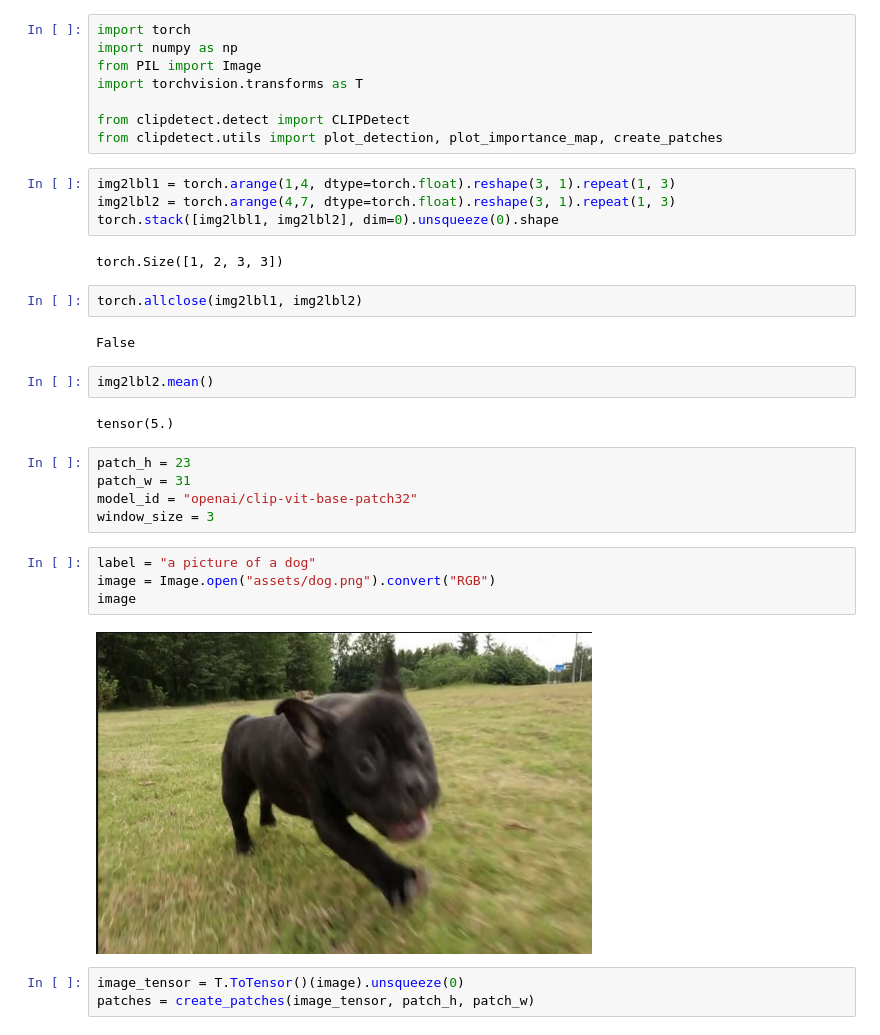
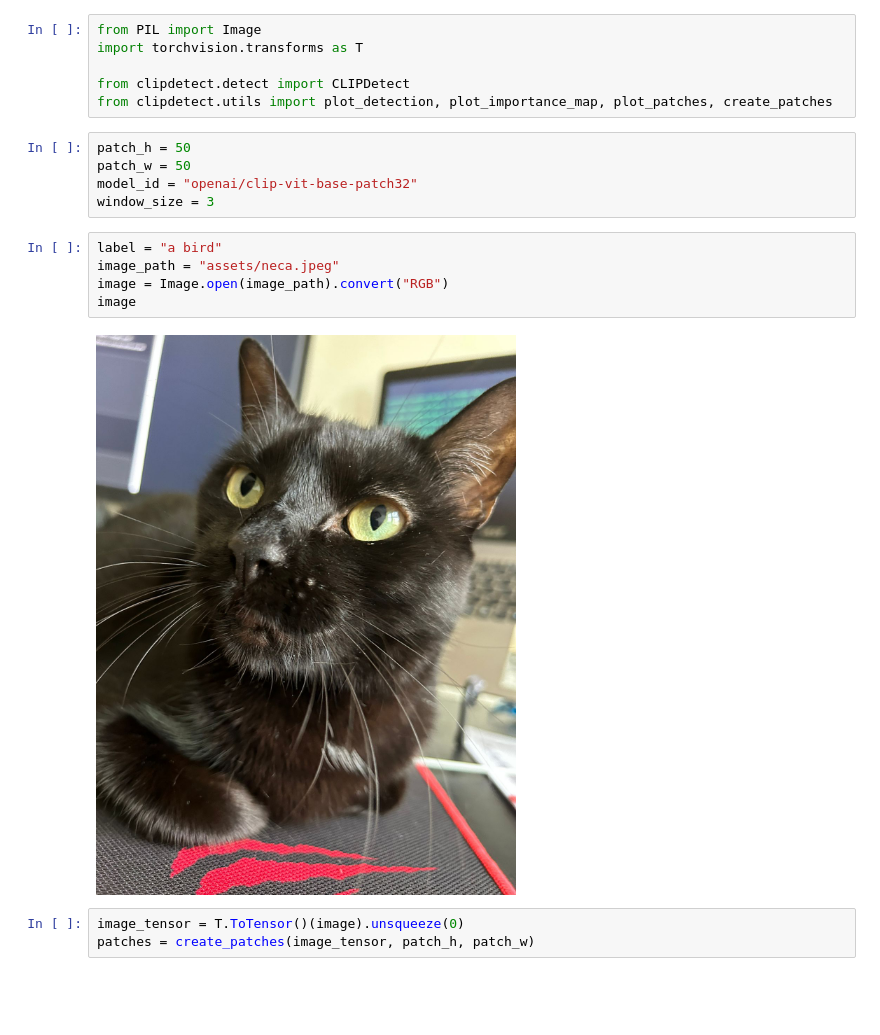
Before and after one commit to EduardoPach/CLIP-Detect, a Jupyter notebook: example.ipynb, the cells around one changed output. Cells and saved outputs as stored; diff of their text form; blank space fills up the shorter version.

```diff
--- a/example.ipynb
+++ b/example.ipynb
@@ -1,36 +1,21 @@
 # %%
-import torch
-import numpy as np
 from PIL import Image
 import torchvision.transforms as T
 
 from clipdetect.detect import CLIPDetect
-from clipdetect.utils import plot_detection, plot_importance_map, create_patches
+from clipdetect.utils import plot_detection, plot_importance_map, plot_patches, create_patches
-# %%
-img2lbl1 = torch.arange(1,4, dtype=torch.float).reshape(3, 1).repeat(1, 3)
-img2lbl2 = torch.arange(4,7, dtype=torch.float).reshape(3, 1).repeat(1, 3)
-torch.stack([img2lbl1, img2lbl2], dim=0).unsqueeze(0).shape
-# %% [output]
-torch.Size([1, 2, 3, 3])
-# %%
-torch.allclose(img2lbl1, img2lbl2)
-# %% [output]
-False
-# %%
-img2lbl2.mean()
-# %% [output]
-tensor(5.)
 # %%
-patch_h = 23
-patch_w = 31
+patch_h = 50
+patch_w = 50
 model_id = "openai/clip-vit-base-patch32"
 window_size = 3
 # %%
-label = "a picture of a dog"
-image = Image.open("assets/dog.png").convert("RGB")
+label = "a bird"
+image_path = "assets/neca.jpeg"
+image = Image.open(image_path).convert("RGB")
 image
 # %% [output]
-[figure, old version]
+[figure, new version]
 # %%
 image_tensor = T.ToTensor()(image).unsqueeze(0)
 patches = create_patches(image_tensor, patch_h, patch_w)
```
Also changed, not shown: parts of 3 cells of this notebook.
